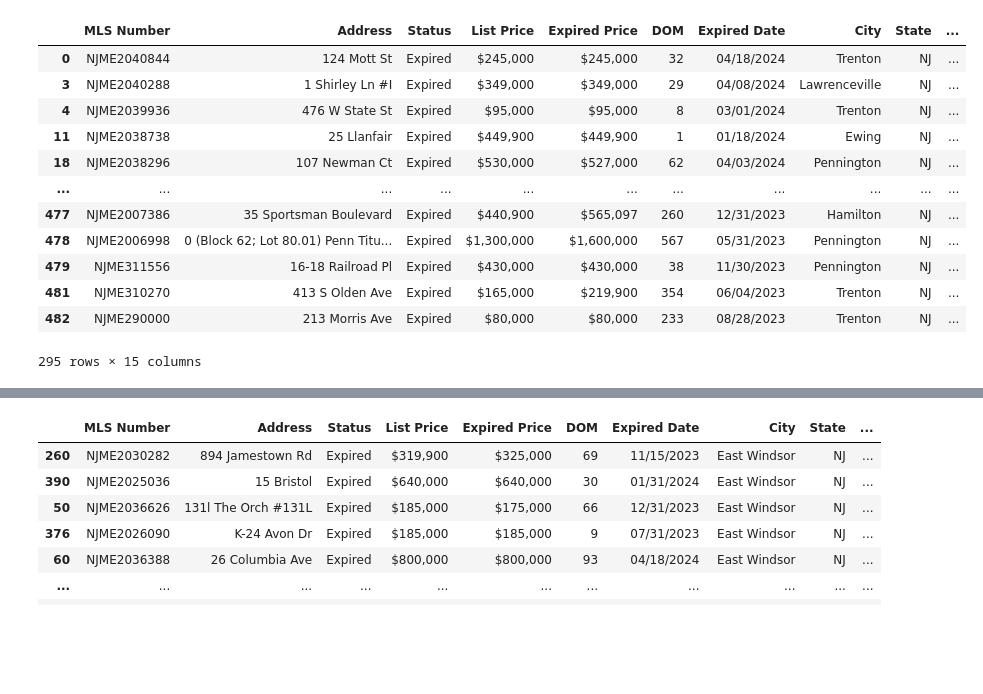
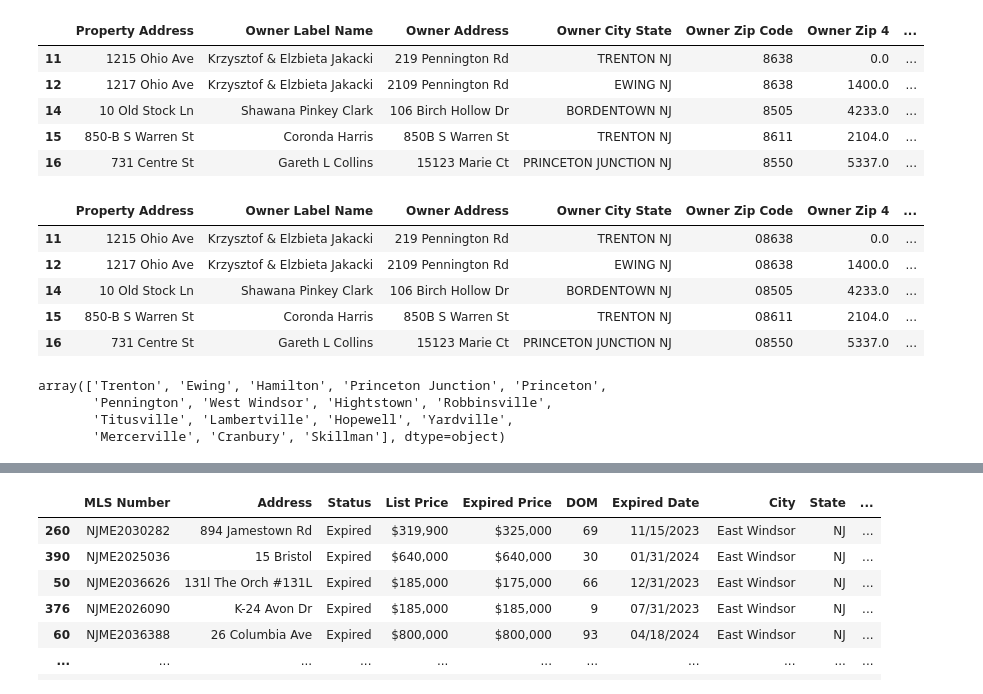
Before and after one commit to cavallon/Absentee_Owner_Data_Cleaning, a Jupyter notebook: out_of_state_code.ipynb, the cells around one changed output, grey strips where cells are left out. Cells and saved outputs as stored; diff of their text form; code cells hidden in the pictures; blank space fills up the shorter version.

Commit message:
final program files to clean out of state owner data from MLS

```diff
--- a/out_of_state_code.ipynb
+++ b/out_of_state_code.ipynb
@@ -43,8 +35,8 @@ addresses
 # %%
 #drop duplicates from Address column in expired_sold_df.
 
-expired_sold_df.drop_duplicates(subset='Address', keep=False, inplace=True,)
+state_data.drop_duplicates(subset='Property Address Formatted', keep=False, inplace=True,)
 
-addresses = expired_sold_df['Address'].count()
+addresses = state_data['Property Address Formatted'].count()
 addresses
 # %% [output]
@@ -150,0 +81,4 @@ reduced_expired_properties
+# %%
+state_data.rename(columns = {'Property Address Formatted': 'Property Address', 'City': 'Property City', 'State Or Province': 'Property State', 'Postal Code': 'Property Zip Code',
+                                    'Owner Postal Code': 'Owner Zip Code', "Owner Postal 4": 'Owner Zip 4', 'Postal Code Plus 4': 'Property Zip 4'}, inplace = True)
+state_data
@@ -150,0 +99,3 @@ reduced_expired_properties
+# %%
+state_data.drop(["Tax ID", "Current Owner Name", "Owner Do Not Mail YN"], axis=1, inplace=True)
+state_data
@@ -151,18 +116,30 @@ reduced_expired_properties
+# %%
+state_data['Owner Zip Code'] = state_data['Owner Zip Code'].astype(str).replace('\.0', '', regex=True)
+state_data.head()
+# %% [output]
+|  | Property Address | Owner Label Name | Owner Address | Owner City State | Owner Zip Code | Owner Zip 4 | ... |
+| 11 | 1215 Ohio Ave | Krzysztof & Elzbieta Jakacki | 219 Pennington Rd | TRENTON NJ | 8638 | 0.0 | ... |
+| 12 | 1217 Ohio Ave | Krzysztof & Elzbieta Jakacki | 2109 Pennington Rd | EWING NJ | 8638 | 1400.0 | ... |
+| 14 | 10 Old Stock Ln | Shawana Pinkey Clark | 106 Birch Hollow Dr | BORDENTOWN NJ | 8505 | 4233.0 | ... |
+| 15 | 850-B S Warren St | Coronda Harris | 850B S Warren St | TRENTON NJ | 8611 | 2104.0 | ... |
+| 16 | 731 Centre St | Gareth L Collins | 15123 Marie Ct | PRINCETON JUNCTION NJ | 8550 | 5337.0 | ... |
 # %%
 #correct zip code by adding the leading 0
-reduced_expired_properties['Zip Code'] = reduced_expired_properties['Zip Code'].apply(lambda x: '{0:0>5}'.format(x))
-reduced_expired_properties
+state_data['Owner Zip Code'] = state_data['Owner Zip Code'].apply(lambda x: '{0:0>5}'.format(x))
+state_data['Property Zip Code'] = state_data['Property Zip Code'].apply(lambda x: '{0:0>5}'.format(x))
+state_data.head()
 # %% [output]
-|  | MLS Number | Address | Status | List Price | Expired Price | DOM | Expired Date | City | State | ... |
-| 0 | NJME2040844 | 124 Mott St | Expired | $245,000 | $245,000 | 32 | 04/18/2024 | Trenton | NJ | ... |
-| 3 | NJME2040288 | 1 Shirley Ln #I | Expired | $349,000 | $349,000 | 29 | 04/08/2024 | Lawrenceville | NJ | ... |
-| 4 | NJME2039936 | 476 W State St | Expired | $95,000 | $95,000 | 8 | 03/01/2024 | Trenton | NJ | ... |
-| 11 | NJME2038738 | 25 Llanfair | Expired | $449,900 | $449,900 | 1 | 01/18/2024 | Ewing | NJ | ... |
-| 18 | NJME2038296 | 107 Newman Ct | Expired | $530,000 | $527,000 | 62 | 04/03/2024 | Pennington | NJ | ... |
-| ... | ... | ... | ... | ... | ... | ... | ... | ... | ... | ... |
-| 477 | NJME2007386 | 35 Sportsman Boulevard | Expired | $440,900 | $565,097 | 260 | 12/31/2023 | Hamilton | NJ | ... |
-| 478 | NJME2006998 | 0 (Block 62; Lot 80.01) Penn Titu... | Expired | $1,300,000 | $1,600,000 | 567 | 05/31/2023 | Pennington | NJ | ... |
-| 479 | NJME311556 | 16-18 Railroad Pl | Expired | $430,000 | $430,000 | 38 | 11/30/2023 | Pennington | NJ | ... |
-| 481 | NJME310270 | 413 S Olden Ave | Expired | $165,000 | $219,900 | 354 | 06/04/2023 | Trenton | NJ | ... |
-| 482 | NJME290000 | 213 Morris Ave | Expired | $80,000 | $80,000 | 233 | 08/28/2023 | Trenton | NJ | ... |
+|  | Property Address | Owner Label Name | Owner Address | Owner City State | Owner Zip Code | Owner Zip 4 | ... |
+| 11 | 1215 Ohio Ave | Krzysztof & Elzbieta Jakacki | 219 Pennington Rd | TRENTON NJ | 08638 | 0.0 | ... |
+| 12 | 1217 Ohio Ave | Krzysztof & Elzbieta Jakacki | 2109 Pennington Rd | EWING NJ | 08638 | 1400.0 | ... |
+| 14 | 10 Old Stock Ln | Shawana Pinkey Clark | 106 Birch Hollow Dr | BORDENTOWN NJ | 08505 | 4233.0 | ... |
+| 15 | 850-B S Warren St | Coronda Harris | 850B S Warren St | TRENTON NJ | 08611 | 2104.0 | ... |
+| 16 | 731 Centre St | Gareth L Collins | 15123 Marie Ct | PRINCETON JUNCTION NJ | 08550 | 5337.0 | ... |
-295 rows × 15 columns
+# %%
+a = state_data['Property City'].unique()
+a
+# %% [output]
+array(['Trenton', 'Ewing', 'Hamilton', 'Princeton Junction', 'Princeton',
+       'Pennington', 'West Windsor', 'Hightstown', 'Robbinsville',
+       'Titusville', 'Lambertville', 'Hopewell', 'Yardville',
+       'Mercerville', 'Cranbury', 'Skillman'], dtype=object)
```
Also changed, not shown: parts of 19 cells of this notebook, 3 other files.
